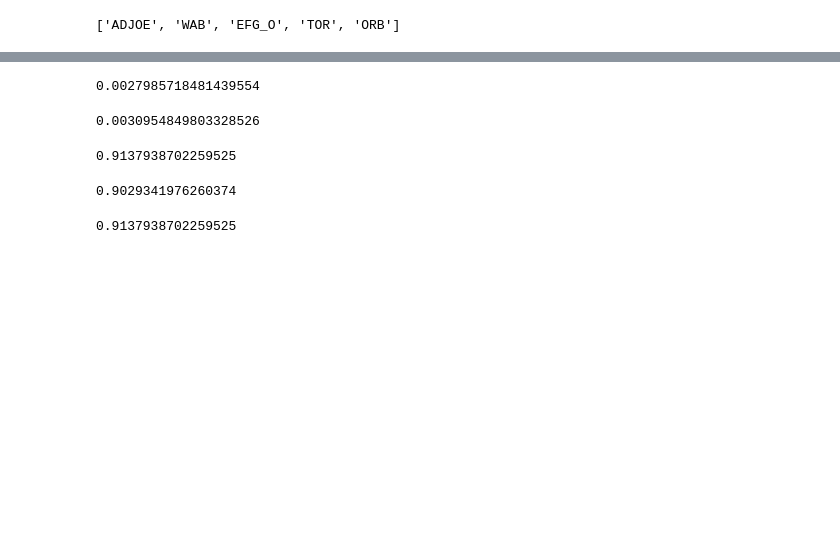
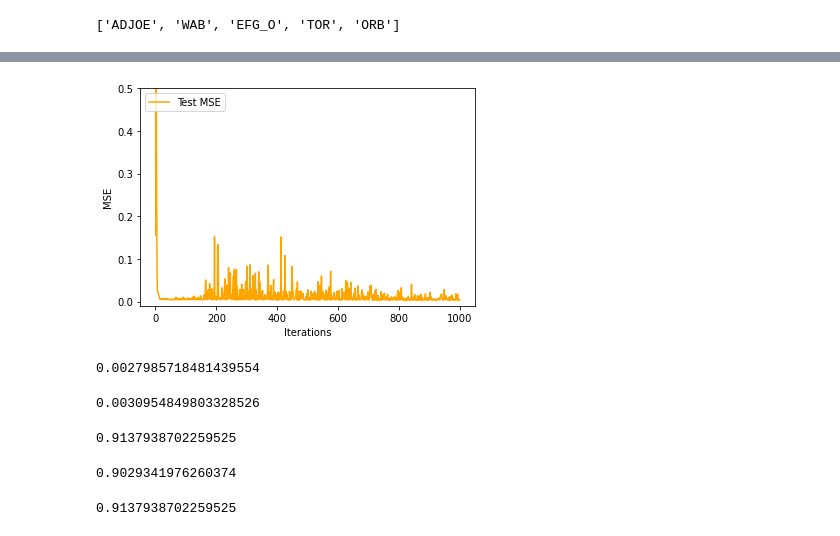
Before and after one commit to pthomas76/NCAABasketballRanking, a Jupyter notebook: SupervisedLearningNN.ipynb, the cells around one changed output, grey strips where cells are left out. Cells and saved outputs as stored; diff of their text form; code cells hidden in the pictures; blank space fills up the shorter version.

```diff
--- a/SupervisedLearningNN.ipynb
+++ b/SupervisedLearningNN.ipynb
@@ -94,0 +116,13 @@ model = neural_network(X_train, y_train)
+# %%
+"""
+Plot the learning curve of the model for Training MSE
+"""
+# plt.plot(train_mse, label="Train MSE")
+plt.plot(test_mse, label="Test MSE", color="orange")
+plt.xlabel('Iterations')
+plt.ylabel('MSE')
+plt.ylim(-0.01, 0.5)
+plt.legend(loc="upper left")
+plt.show()
+# %% [output]
+[figure, added]
```
Also changed, not shown: parts of 5 cells of this notebook.
